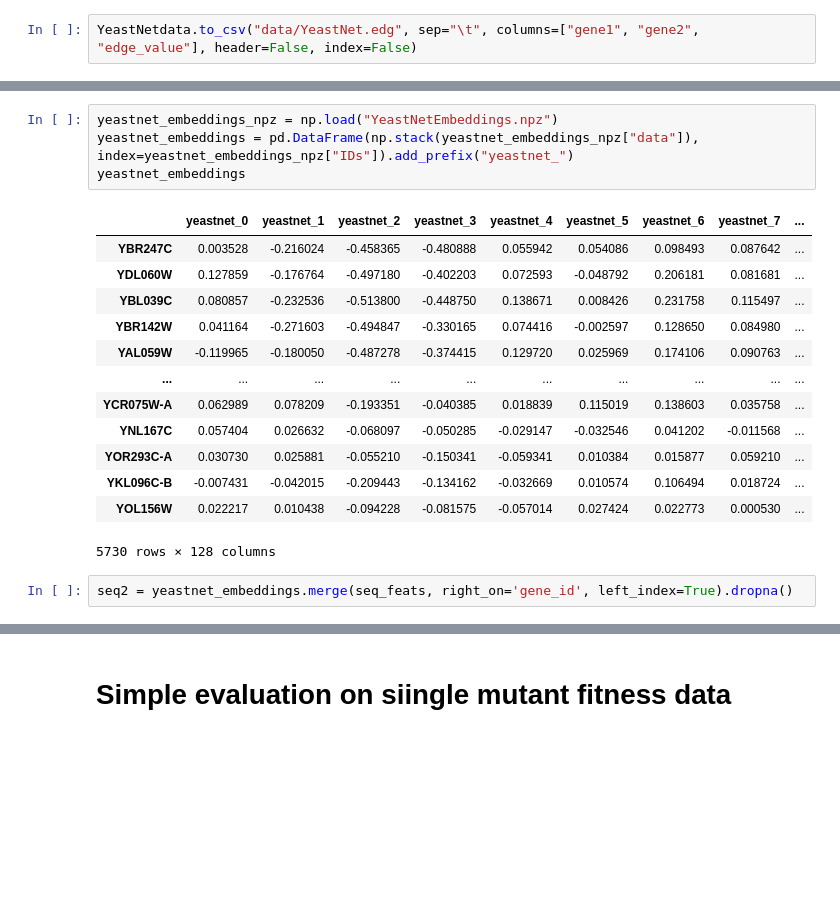
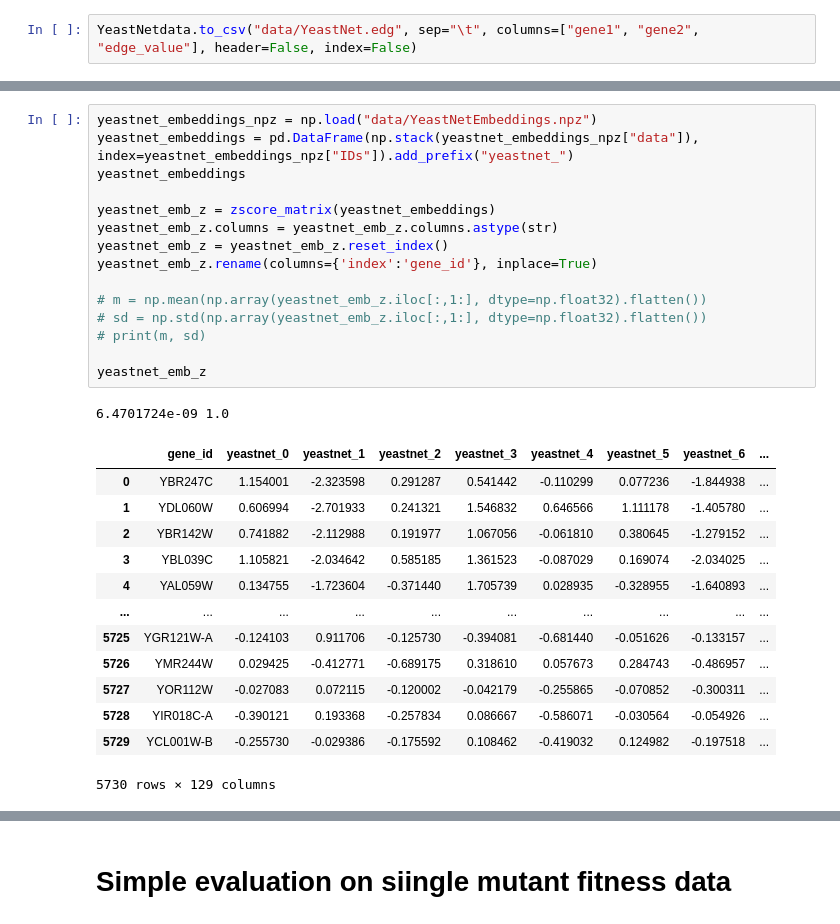
Before and after one commit to lesves/yeast-embeddings, a Jupyter notebook: ForSysGen.ipynb, the cells around one changed output, grey strips where cells are left out. Drawn from its saved outputs; the diff is of its cells as text; blank space fills up the shorter version.

```diff
--- a/ForSysGen.ipynb
+++ b/ForSysGen.ipynb
@@ -199,20 +206,30 @@ Took 00:00:21.07 to train embeddings
 # %%
-yeastnet_embeddings_npz = np.load("YeastNetEmbeddings.npz")
+yeastnet_embeddings_npz = np.load("data/YeastNetEmbeddings.npz")
 yeastnet_embeddings = pd.DataFrame(np.stack(yeastnet_embeddings_npz["data"]), index=yeastnet_embeddings_npz["IDs"]).add_prefix("yeastnet_")
 yeastnet_embeddings
+
+yeastnet_emb_z = zscore_matrix(yeastnet_embeddings)
+yeastnet_emb_z.columns = yeastnet_emb_z.columns.astype(str)
+yeastnet_emb_z = yeastnet_emb_z.reset_index()
+yeastnet_emb_z.rename(columns={'index':'gene_id'}, inplace=True)
+
+# m = np.mean(np.array(yeastnet_emb_z.iloc[:,1:], dtype=np.float32).flatten())
+# sd = np.std(np.array(yeastnet_emb_z.iloc[:,1:], dtype=np.float32).flatten())
+# print(m, sd)
+
+yeastnet_emb_z
 # %% [output]
+6.4701724e-09 1.0
-|  | yeastnet_0 | yeastnet_1 | yeastnet_2 | yeastnet_3 | yeastnet_4 | yeastnet_5 | yeastnet_6 | yeastnet_7 | ... |
-| YBR247C | 0.003528 | -0.216024 | -0.458365 | -0.480888 | 0.055942 | 0.054086 | 0.098493 | 0.087642 | ... |
-| YDL060W | 0.127859 | -0.176764 | -0.497180 | -0.402203 | 0.072593 | -0.048792 | 0.206181 | 0.081681 | ... |
-| YBL039C | 0.080857 | -0.232536 | -0.513800 | -0.448750 | 0.138671 | 0.008426 | 0.231758 | 0.115497 | ... |
-| YBR142W | 0.041164 | -0.271603 | -0.494847 | -0.330165 | 0.074416 | -0.002597 | 0.128650 | 0.084980 | ... |
-| YAL059W | -0.119965 | -0.180050 | -0.487278 | -0.374415 | 0.129720 | 0.025969 | 0.174106 | 0.090763 | ... |
+|  | gene_id | yeastnet_0 | yeastnet_1 | yeastnet_2 | yeastnet_3 | yeastnet_4 | yeastnet_5 | yeastnet_6 | ... |
+| 0 | YBR247C | 1.154001 | -2.323598 | 0.291287 | 0.541442 | -0.110299 | 0.077236 | -1.844938 | ... |
+| 1 | YDL060W | 0.606994 | -2.701933 | 0.241321 | 1.546832 | 0.646566 | 1.111178 | -1.405780 | ... |
+| 2 | YBR142W | 0.741882 | -2.112988 | 0.191977 | 1.067056 | -0.061810 | 0.380645 | -1.279152 | ... |
+| 3 | YBL039C | 1.105821 | -2.034642 | 0.585185 | 1.361523 | -0.087029 | 0.169074 | -2.034025 | ... |
+| 4 | YAL059W | 0.134755 | -1.723604 | -0.371440 | 1.705739 | 0.028935 | -0.328955 | -1.640893 | ... |
 | ... | ... | ... | ... | ... | ... | ... | ... | ... | ... |
-| YCR075W-A | 0.062989 | 0.078209 | -0.193351 | -0.040385 | 0.018839 | 0.115019 | 0.138603 | 0.035758 | ... |
-| YNL167C | 0.057404 | 0.026632 | -0.068097 | -0.050285 | -0.029147 | -0.032546 | 0.041202 | -0.011568 | ... |
-| YOR293C-A | 0.030730 | 0.025881 | -0.055210 | -0.150341 | -0.059341 | 0.010384 | 0.015877 | 0.059210 | ... |
-| YKL096C-B | -0.007431 | -0.042015 | -0.209443 | -0.134162 | -0.032669 | 0.010574 | 0.106494 | 0.018724 | ... |
-| YOL156W | 0.022217 | 0.010438 | -0.094228 | -0.081575 | -0.057014 | 0.027424 | 0.022773 | 0.000530 | ... |
+| 5725 | YGR121W-A | -0.124103 | 0.911706 | -0.125730 | -0.394081 | -0.681440 | -0.051626 | -0.133157 | ... |
+| 5726 | YMR244W | 0.029425 | -0.412771 | -0.689175 | 0.318610 | 0.057673 | 0.284743 | -0.486957 | ... |
+| 5727 | YOR112W | -0.027083 | 0.072115 | -0.120002 | -0.042179 | -0.255865 | -0.070852 | -0.300311 | ... |
+| 5728 | YIR018C-A | -0.390121 | 0.193368 | -0.257834 | 0.086667 | -0.586071 | -0.030564 | -0.054926 | ... |
+| 5729 | YCL001W-B | -0.255730 | -0.029386 | -0.175592 | 0.108462 | -0.419032 | 0.124982 | -0.197518 | ... |
-5730 rows × 128 columns
+5730 rows × 129 columns
-# %%
-seq2 = yeastnet_embeddings.merge(seq_feats, right_on='gene_id', left_index=True).dropna()
```
Also changed, not shown: parts of 8 cells of this notebook.
